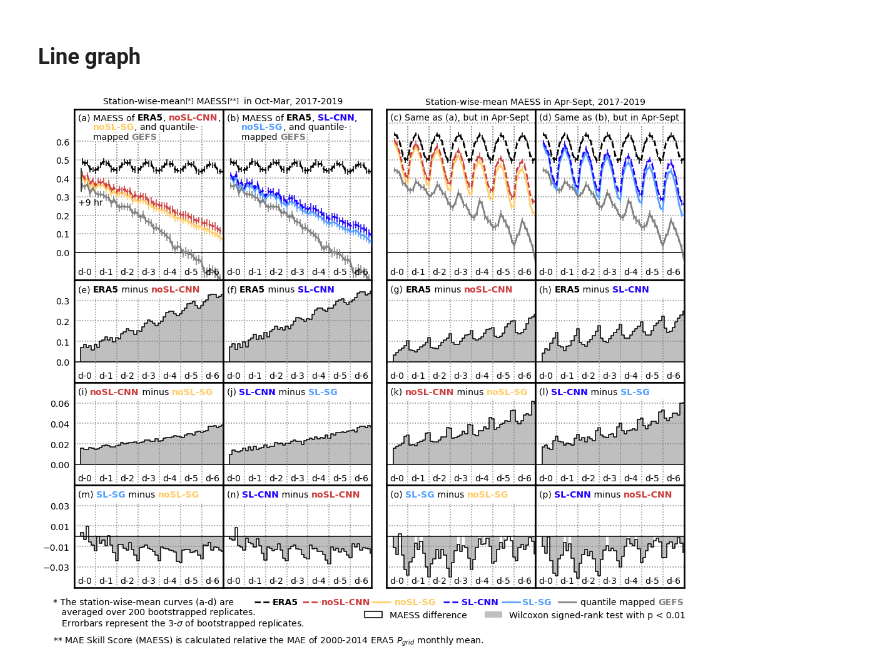
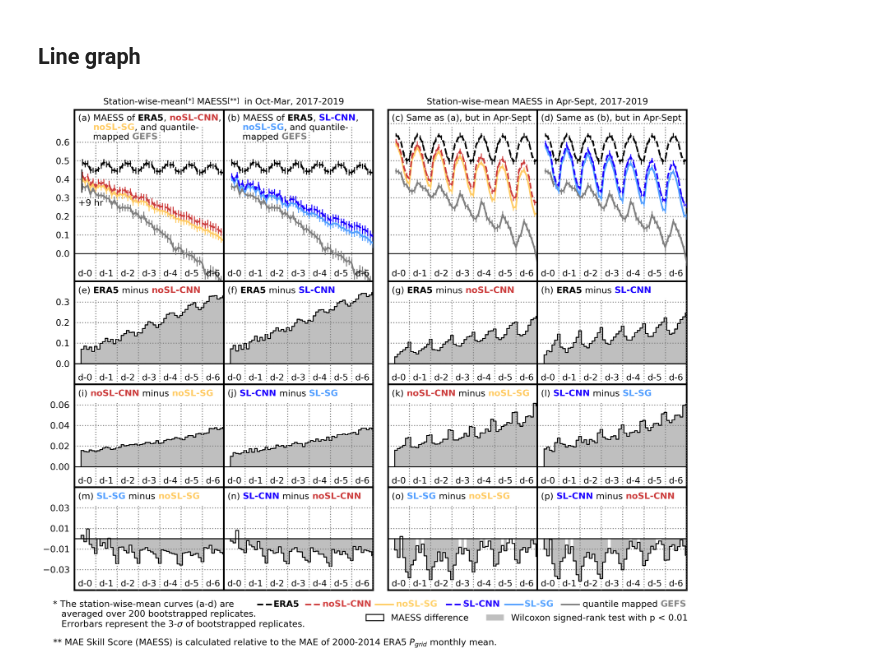
Before and after one commit to yingkaisha/rainbow, a Jupyter notebook: notebooks/PLOT_MAE_BCH.ipynb, the cells around one changed output. Drawn from its saved outputs; the diff is of its cells as text; code cells hidden in the pictures.

```diff
--- a/notebooks/PLOT_MAE_BCH.ipynb
+++ b/notebooks/PLOT_MAE_BCH.ipynb
@@ -41,7 +41,7 @@ from mpl_toolkits.axes_grid1.inset_locator import inset_axes
 
 %matplotlib inline
 # %%
-need_publish = False
+need_publish = True
 
 # True: publication quality figures
 # False: low resolution figures in the notebook
@@ -578,7 +578,7 @@ ax_w1.text(0, 1, '* The station-wise-mean curves (a-d) are\n   averaged over 200
 
 ax_w2 = fig.add_axes([-0.035, -0.145/1.2, 0.5, 0.025/1.2])
 ax_w2.set_axis_off()
-ax_w2.text(0, 1, '** MAE Skill Score (MAESS) is calculated relative the MAE of 2000-2014 ERA5 $P_{grid}$ monthly mean.',
+ax_w2.text(0, 1, '** MAE Skill Score (MAESS) is calculated relative to the MAE of 2000-2014 ERA5 $P_{grid}$ monthly mean.',
           ha='left', va='top', fontsize=fontsize, transform=ax_w2.transAxes);
 
 label_ = ['  ',
@@ -612,31 +612,31 @@ ax_lg1.text(0.32+0.205, 1, 'noSL-SG', ha='left', va='top', fontsize=fontsize, fo
 
 ax_lg1.text(0.32+0.315, 1, 'SL-CNN', ha='left', va='top', fontsize=fontsize, fontweight='bold',
             color=KW['scnn']['color'], transform=ax_lg1.transAxes)
 ax_lg1.text(0.32+0.415, 1, 'SL-SG', ha='left', va='top', fontsize=fontsize, fontweight='bold',
             color=KW['sl']['color'], transform=ax_lg1.transAxes)
 
 gu.string_partial_format(fig, ax_lg1, 0.32+0.51, 1, 'left', 'top', ['quantile mapped ', 'GEFS'],
                          ['k', gray, 'k'], [fontsize,]*3,  ['normal', 'bold', 'normal']);
 
 handle_legneds = []
 handle_legneds.append(patches.Patch(facecolor='none', edgecolor='k', linewidth=1.5,
                                     label='MAESS difference'))
 handle_legneds.append(patches.Patch(facecolor=kw_bar['color'], edgecolor='none',
                                     label='Wilcoxon signed-rank test with p < 0.01'))
 
 ax_lg2 = fig.add_axes([1.9/4.1, -0.085/1.2, 2.2/4.1, 0.03/1.2])
 ax_lg2.set_axis_off()
 LG2 = ax_lg2.legend(handles=handle_legneds, bbox_to_anchor=(0.0, 0.5), ncol=2, loc=6,
                     prop={'size':fontsize}, fancybox=False);
 LG2.get_frame().set_facecolor('none')
 LG2.get_frame().set_linewidth(0)
 LG2.get_frame().set_alpha(1.0)
 
 for handle in handles:
     handle.set_bbox(dict(facecolor='w', pad=0, edgecolor='none', zorder=6))
 
 if need_publish:
     # Save figure
     fig.savefig(fig_dir+'AnEn_BCH_MAE.png', format='png', **fig_keys)
 # %% [output]
-[figure, old version]
+[figure, new version]
```
Also changed, not shown: 2 other files.
